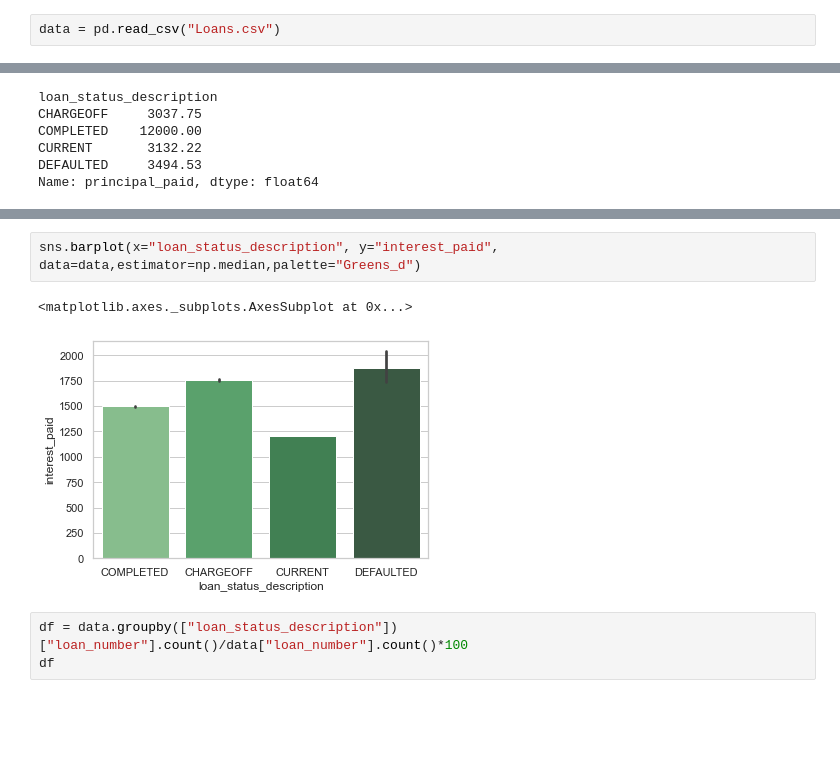
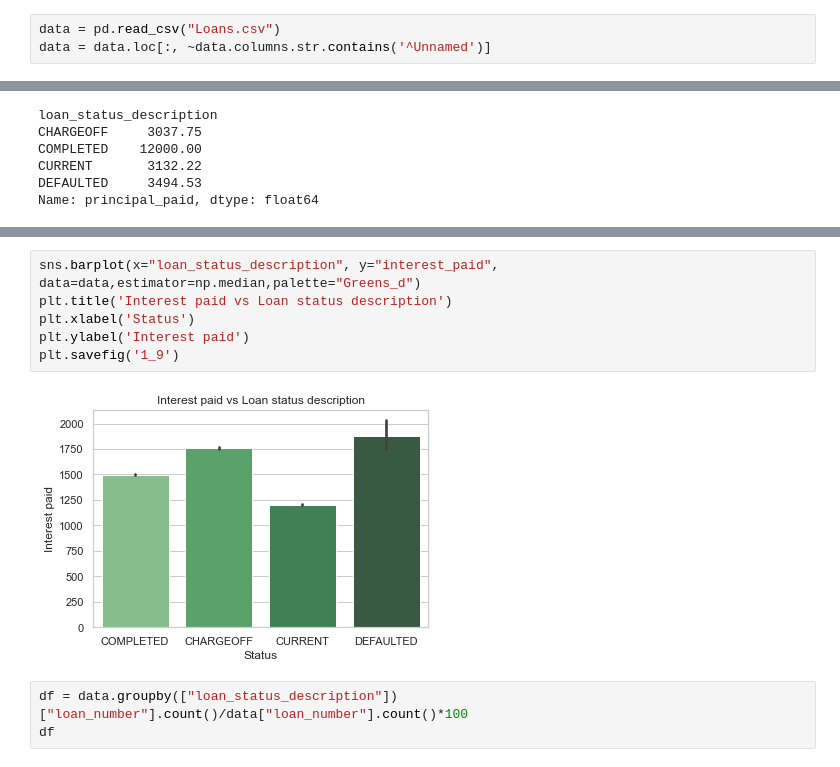
Before and after one commit to zonbloop/P2P_Lending.github.io, a Jupyter notebook: P2P.ipynb, the cells around one changed output, grey strips where cells are left out. Drawn from its saved outputs; the diff is of its cells as text; blank space fills up the shorter version.

```diff
--- a/P2P.ipynb
+++ b/P2P.ipynb
@@ -11,6 +11,7 @@ data = data[data["data_source"] == "Lending Club"]
 data.drop('data_source',axis=1, inplace=True)
 # %%
 data = pd.read_csv("Loans.csv")
+data = data.loc[:, ~data.columns.str.contains('^Unnamed')]
 # %%
 for cols in data.columns:
     print(cols)
@@ -219,8 +236,11 @@ sns.barplot(x="loan_status_description", y="amount_borrowed", data=data,estimato
 # %%
 sns.barplot(x="loan_status_description", y="interest_paid", data=data,estimator=np.median,palette="Greens_d")
+plt.title('Interest paid vs Loan status description')
+plt.xlabel('Status')
+plt.ylabel('Interest paid')
+plt.savefig('1_9')
 # %% [output]
-<matplotlib.axes._subplots.AxesSubplot at 0x...>
-[figure, old version]
+[figure, new version]
 # %%
 df = data.groupby(["loan_status_description"])["loan_number"].count()/data["loan_number"].count()*100
 df
```
Also changed, not shown: parts of 14 cells of this notebook, 1 other file.
